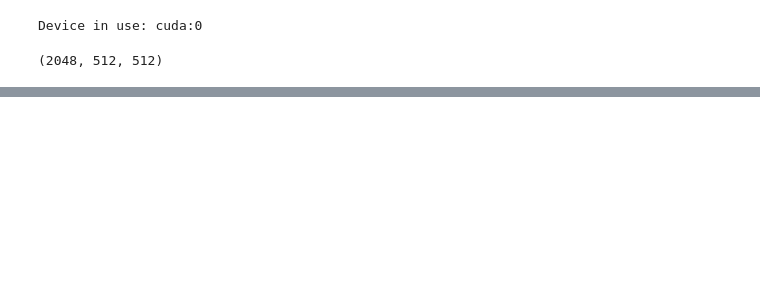
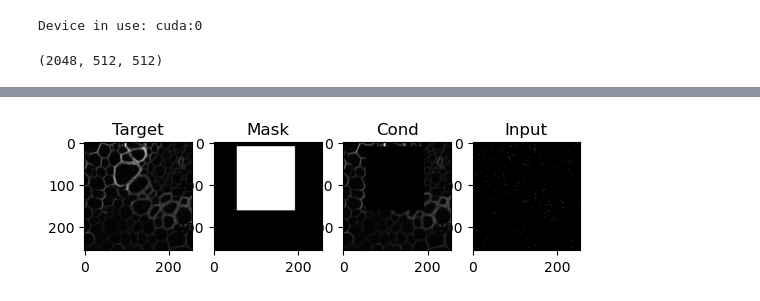
Before and after one commit to ankithsavio/msc-project, a Jupyter notebook: Week-5/kaggle-ready-v2.ipynb, the cells around one changed output, grey strips where cells are left out. Drawn from its saved outputs; the diff is of its cells as text; code cells hidden in the pictures; blank space fills up the shorter version.

```diff
--- a/Week-5/kaggle-ready-v2.ipynb
+++ b/Week-5/kaggle-ready-v2.ipynb
@@ -56,0 +62,3 @@ model = UN(channels = 1, levels=1, depth=2,
+# %%
+trainer.fit(model, train_loader, val_loader)
+trainer.save_checkpoint(os.path.join(CHECKPOINT_PATH, name)+'.ckpt')
@@ -56,0 +82,21 @@ model = UN(channels = 1, levels=1, depth=2,
+# %%
+img = next(iter(train_loader))
+# %%
+plt.subplot(1, 4 ,1)
+plt.imshow(img[0][0], 'gray')
+plt.title('Target')
+# plt.show()
+plt.subplot(1, 4 ,2)
+plt.imshow(img[0][1], 'gray')
+plt.title('Mask')
+# plt.show()
+plt.subplot(1, 4 ,3)
+plt.imshow(img[0][2], 'gray')
+plt.title('Cond')
+# plt.show()
+plt.subplot(1, 4 ,4)
+plt.imshow(img[0][3], 'gray')
+plt.title('Input')
+plt.show()
+# %% [output]
+[figure, added]
```
Also changed, not shown: parts of 3 cells of this notebook.
